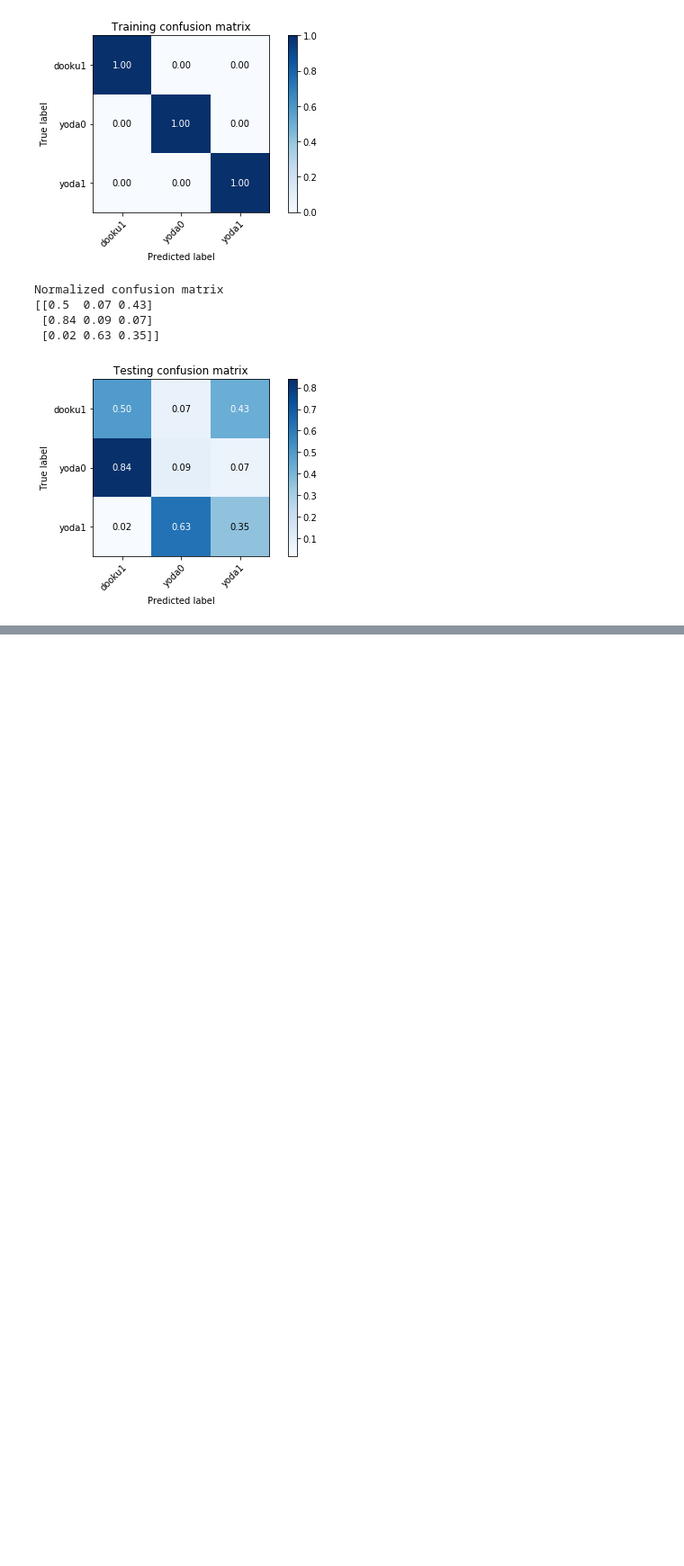
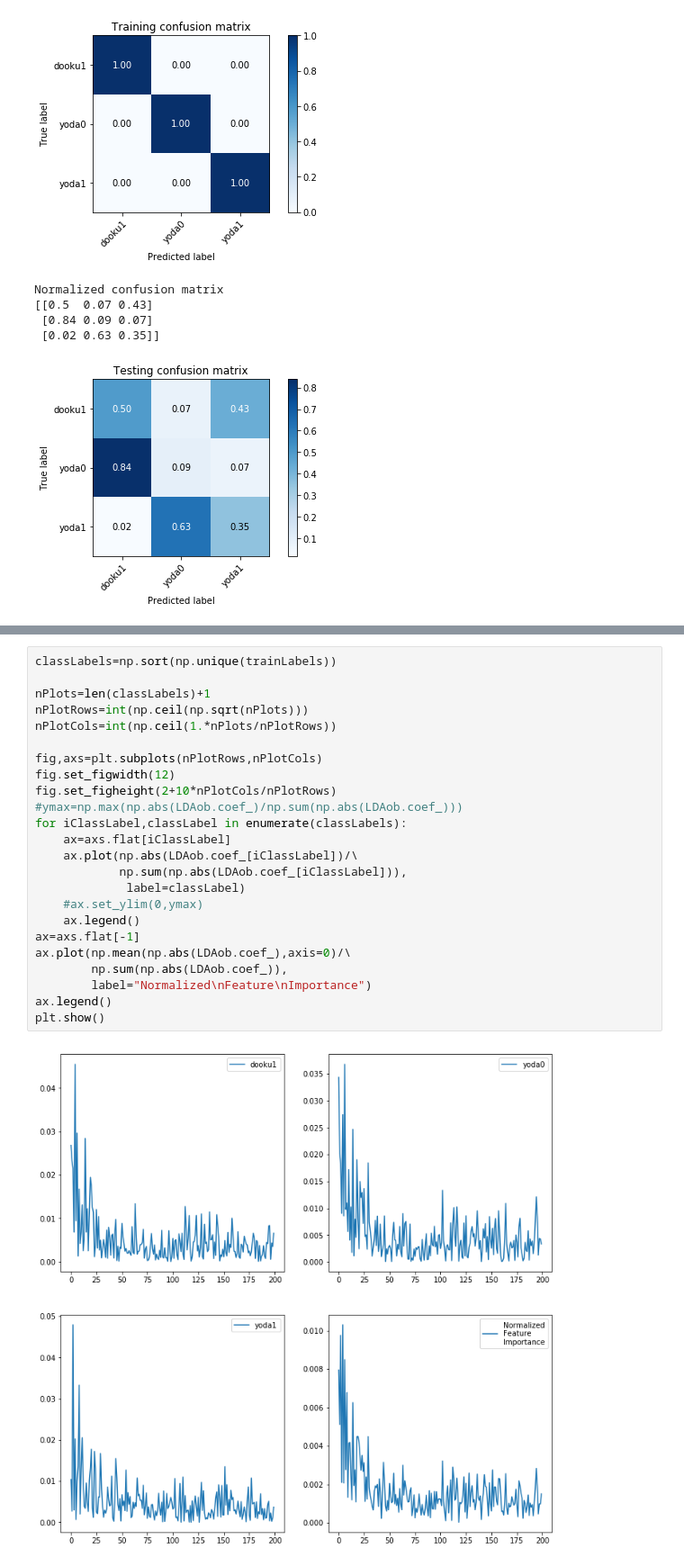
Before and after one commit to wesleymsmith/PhiPsi_Cluster_Visualization, a Jupyter notebook: Cluster_Phi_Psi.ipynb, the cells around one changed output, grey strips where cells are left out. Shown: that part at 90% size. Drawn from its saved outputs; the diff is of its cells as text; blank space fills up the shorter version.

```diff
--- a/Cluster_Phi_Psi.ipynb
+++ b/Cluster_Phi_Psi.ipynb
@@ -408,0 +426,26 @@ yield some useful insights.
+# %%
+classLabels=np.sort(np.unique(trainLabels))
+
+nPlots=len(classLabels)+1
+nPlotRows=int(np.ceil(np.sqrt(nPlots)))
+nPlotCols=int(np.ceil(1.*nPlots/nPlotRows))
+
+fig,axs=plt.subplots(nPlotRows,nPlotCols)
+fig.set_figwidth(12)
+fig.set_figheight(2+10*nPlotCols/nPlotRows)
+#ymax=np.max(np.abs(LDAob.coef_)/np.sum(np.abs(LDAob.coef_)))
+for iClassLabel,classLabel in enumerate(classLabels):
+    ax=axs.flat[iClassLabel]
+    ax.plot(np.abs(LDAob.coef_[iClassLabel])/\
+            np.sum(np.abs(LDAob.coef_[iClassLabel])),
+             label=classLabel)
+    #ax.set_ylim(0,ymax)
+    ax.legend()
+ax=axs.flat[-1]
+ax.plot(np.mean(np.abs(LDAob.coef_),axis=0)/\
+        np.sum(np.abs(LDAob.coef_)),
+        label="Normalized\nFeature\nImportance")
+ax.legend()
+plt.show()
+# %% [output]
+[figure, added]
```
Also changed, not shown: parts of 34 cells of this notebook, 1 other file.
